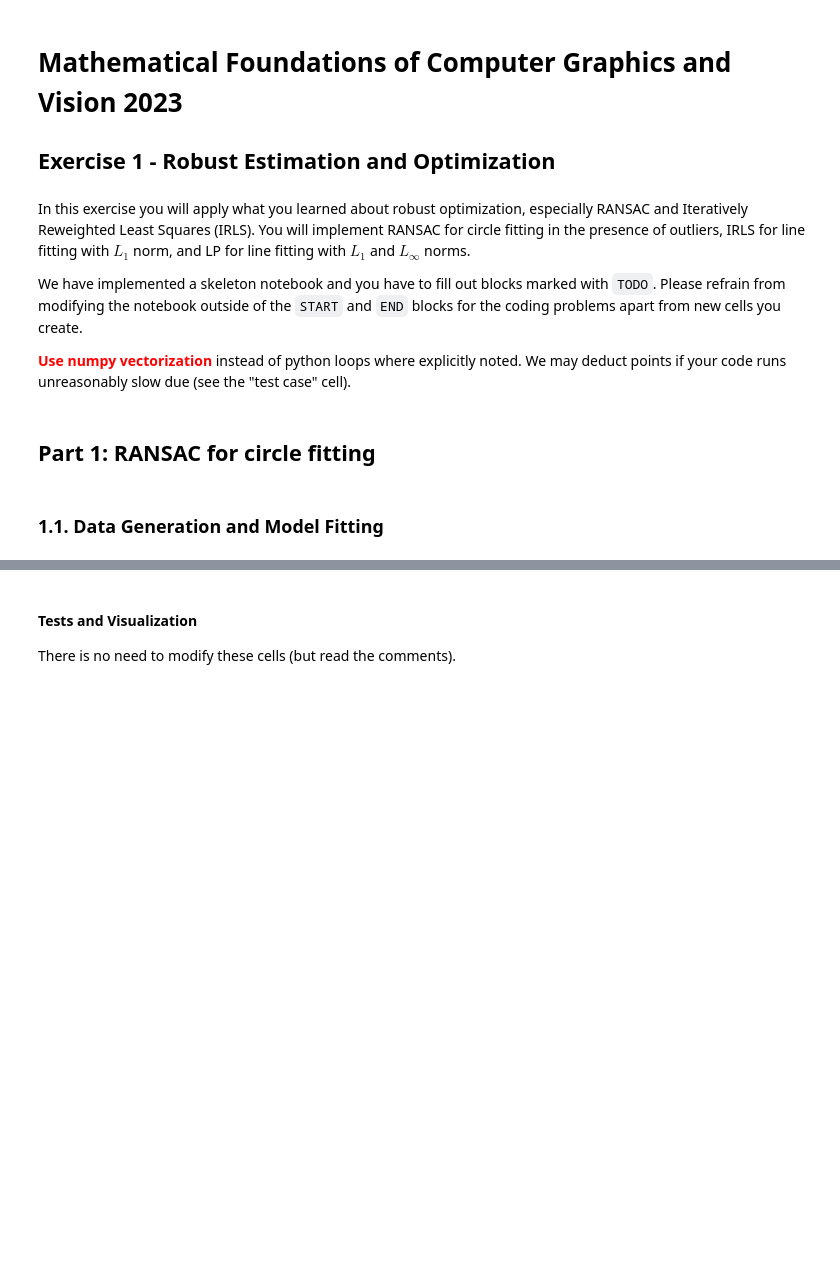
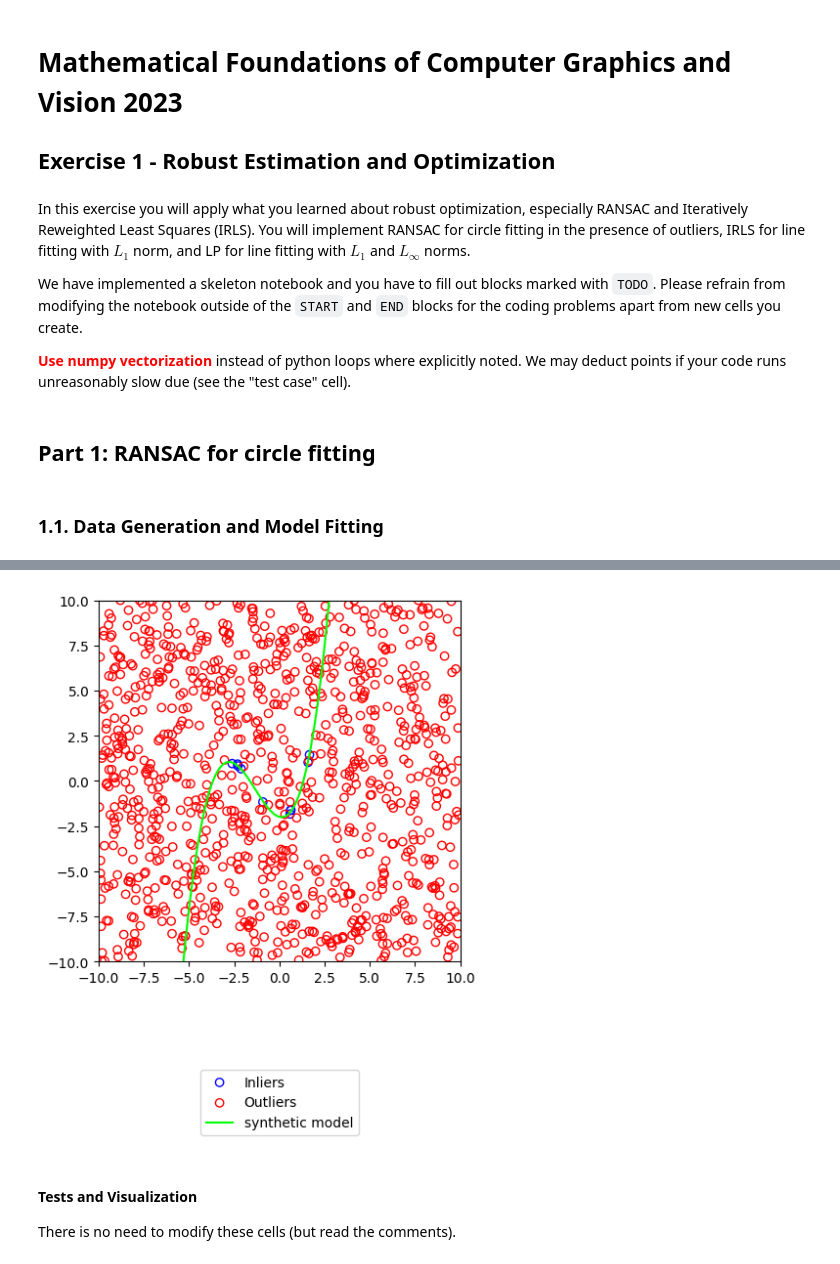
Before and after one commit to fatihoezdemir/MF2024-Exercise1, a Jupyter notebook: Exercise1.ipynb, the cells around one changed output, grey strips where cells are left out. Drawn from its saved outputs; the diff is of its cells as text; code cells hidden in the pictures; blank space fills up the shorter version.

Commit message:
solved outlier issue

```diff
--- a/Exercise1.ipynb
+++ b/Exercise1.ipynb
@@ -24,7 +24,7 @@ np.random.seed(123)
 ## Part 1: RANSAC for circle fitting
 # %%
 # Default parameters
-N = 100  # number of total points
+N = 1000  # number of total points
 D = 10  # half-domain size
 tau = 0.1  # inlier distance threshold
 # %% [markdown]
@@ -47,17 +47,17 @@ class Polynomial:
 
         Returns - (N,1) array with their `y` coordinates
         """
-
         y = np.ones_like(x)
 
-        # TODO: evaluate the polynomial at points x
         # Use numpy vectorization!
         # START
-
+        p = np.poly1d(np.flip(self._coefficients))
+        y=p(x)
         # END
 
         return y
-
+            # noise_vert=np.random.uniform(-0.1,0.1,x.shape)
+#
     def is_inlier(self, points: np.ndarray, threshold: float = tau):
         """
         points - Nx2 array with the data points
@@ -66,13 +66,15 @@ class Polynomial:
         """
         is_inlier = np.ones((points.shape[0],), dtype=bool)
 
-        # TODO : Fill vector `is_inlier`, for i-th element to indicate if i-th point of `points` is an inlier
+        #  : Fill vector `is_inlier`, for i-th element to indicate if i-th point of `points` is an inlier
         # Use `self.evaluate`
         # Use numpy vectorization!
         # START
+        y_pol=self.evaluate(points[:,0])
+        diff=np.abs(points[:,1]-y_pol)
+        is_inlier=(diff < tau)
 
         # END
-
         return is_inlier
 
     def generate_points(self, r: float, n_points: int = N) -> Tuple[np.ndarray, np.ndarray]:
@@ -88,8 +90,42 @@ class Polynomial:
         inliers = np.random.uniform(-D, D, (n_inliers, 2))
         outliers = np.random.uniform(-D, D, (n_outliers, 2))
 
+        # print(n_outliers,n_inliers)
         # TODO : Implement Task 1.1. Make use of `self.evaluate` and `self.is_inlier` for that
         # START
+
+# OUTLIERS
+        print("OUTLIER PRE",outliers.shape)
+        is_outlier = ~self.is_inlier(outliers)
+        print("OUT" ,is_outlier)
+        notoutlier=np.sum(~is_outlier)
+        print(notoutlier)
+        outliers = outliers[is_outlier]
+        print("OUTLIER PAST",outliers.shape)
+
+        if n_outliers!=outliers.shape[0]:
+            print("resample")
+            outliers_resamp= np.random.uniform(-D, D, (n_outliers, 2))
+            is_outlier_resamp = ~self.is_inlier(outliers_resamp)
+            outliers_resamp=outliers_resamp[is_outlier_resamp]
+            # print(outliers_resamp[:2])
+            outliers=np.concatenate((outliers,outliers_resamp[:notoutlier]),axis=0)
+        print("OUTLIER PAST Correction",outliers.shape)
+
+## INLIERS
+        noise_inlier= np.random.uniform(-0.1,0.1,inliers.shape[0])
+        inliers_y = self.evaluate(inliers[:,0])+noise_inlier
+        inliers = np.column_stack((inliers[:,0], inliers_y))
+        # print("isinlier",is_inlier)
+        out_of_range = np.where(np.abs(inliers[:, 1]) > D)[0]
+
+        while len(out_of_range)>0:
+            inliers_new = np.random.uniform(-D, D, (n_inliers, 2))
+            inliers_y = self.evaluate(inliers_new[:,0])+noise_inlier
+            inliers_new[:, 1] = inliers_y
+
+            inliers[out_of_range]=inliers_new[out_of_range]
+            out_of_range = np.where(np.abs(inliers[:, 1]) > D)[0]
 
         # END
 
@@ -114,6 +150,37 @@ class Polynomial:
         # You do not need to handle singular cases - you can just return zeros
         # START
 
+
         # END
 
         return Polynomial(coefficients)
+
+def plot_models(ax, inliers, outliers, synth_model: Polynomial, estimated_model: Optional[Polynomial] = None, title = None):
+    ax.scatter(inliers[:, 0], inliers[:, 1], label="Inliers", c='none', edgecolors='blue')
+    if outliers is not None:
+        ax.scatter(outliers[:, 0], outliers[:, 1], label="Outliers", c='none', edgecolors='red')
+
+    x = np.linspace(-10, 10, 100)[:, None]
+    if estimated_model is not None:
+        y = estimated_model.evaluate(x)
+        ax.plot(x, y, color='black', label="estimated model")
+
+    if title is not None:
+        ax.set_title(title)
+
+    y = synth_model.evaluate(x)
+    ax.plot(x, y, color='lime', label='synthetic model')
+
+    ax.set_ylim(bottom=-D, top=D)
+    ax.set_xlim(left=-D, right=D)
+    ax.set_aspect('equal')
+    ax.legend(bbox_to_anchor=(0.5, -0.5), loc="lower center")
+
+# Plotting the ground truth inliers/outliers
+poly_a = Polynomial(np.array([-2, -0.25, 1, 0.25]))
+inliers, outliers = poly_a.generate_points(0.99)
+fig, ax = plt.subplots()
+plot_models(ax, inliers, outliers, poly_a)
+plt.show()
+plt.close(fig)
+# %% [output]
@@ -120,3 +204,4 @@ class Polynomial:
+[figure, added]
 # %% [markdown]
 #### Tests and Visualization
 
```
Also changed, not shown: parts of 6 cells of this notebook.
